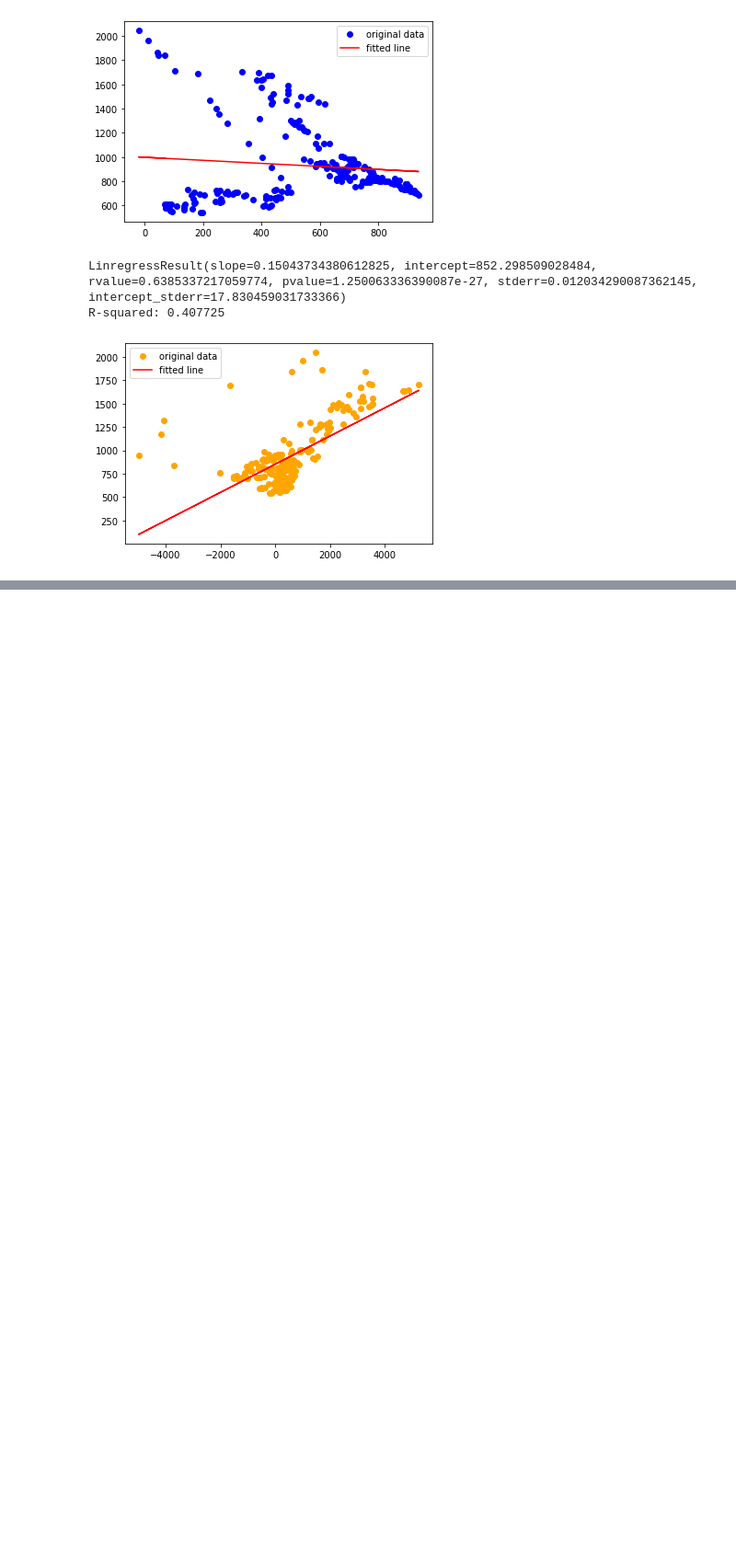
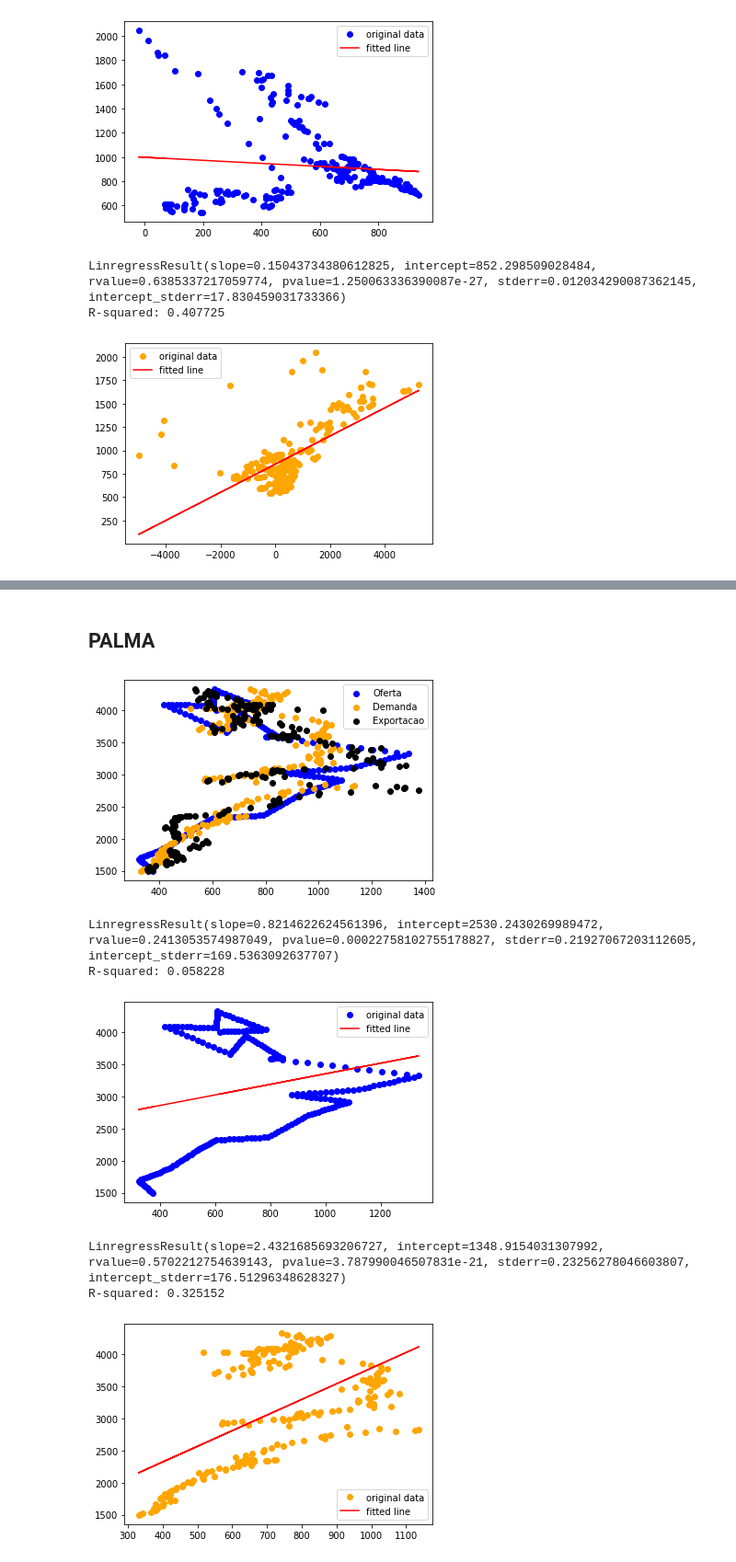
Before and after one commit to fkfouri/vegetable_oil_mkt, a Jupyter notebook: mkt/__2SLS_vegetable_oil-COMM5_4.ipynb, the cells around one changed output, grey strips where cells are left out. Shown at 92% size. Cells and saved outputs as stored; diff of their text form; code cells hidden in the pictures; blank space fills up the shorter version.

```diff
--- a/mkt/__2SLS_vegetable_oil-COMM5_4.ipynb
+++ b/mkt/__2SLS_vegetable_oil-COMM5_4.ipynb
@@ -1675,0 +1773,12 @@ R-squared: 0.407725
+# %% [markdown]
+## PALMA
+# %%
+run('B_price', 'B_exports')
+# %% [output]
+[figure, added]
+LinregressResult(slope=0.8214622624561396, intercept=2530.2430269989472, rvalue=0.2413053574987049, pvalue=0.00022758102755178827, stderr=0.21927067203112605, intercept_stderr=169.5363092637707)
+R-squared: 0.058228
+[figure, added]
+LinregressResult(slope=2.4321685693206727, intercept=1348.9154031307992, rvalue=0.5702212754639143, pvalue=3.787990046507831e-21, stderr=0.23256278046603807, intercept_stderr=176.51296348628327)
+R-squared: 0.325152
+[figure, added]
```
Also changed, not shown: parts of 10 cells of this notebook, 16 other files.
